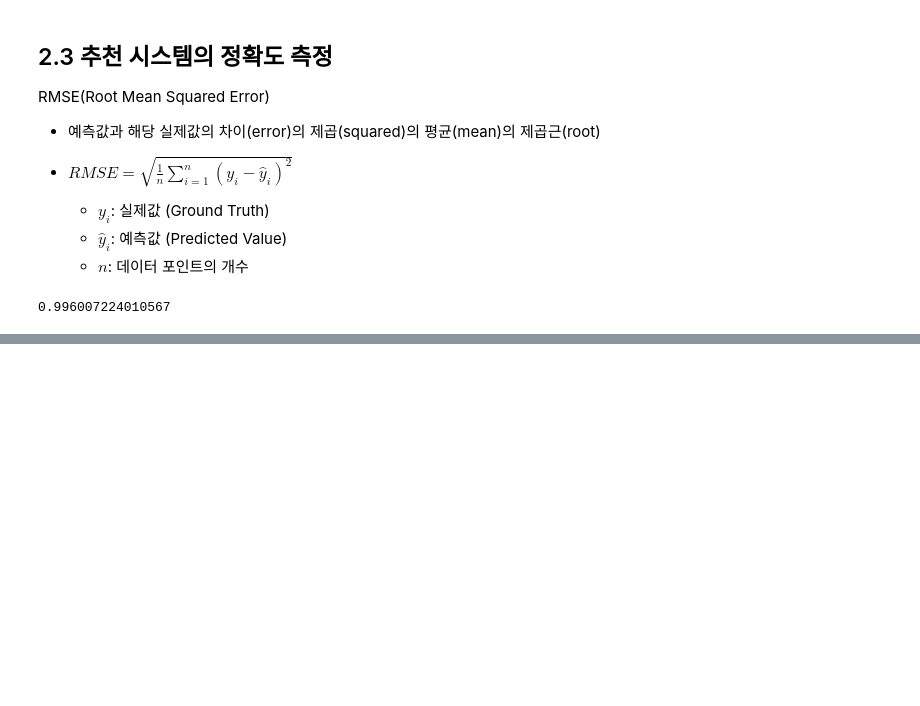
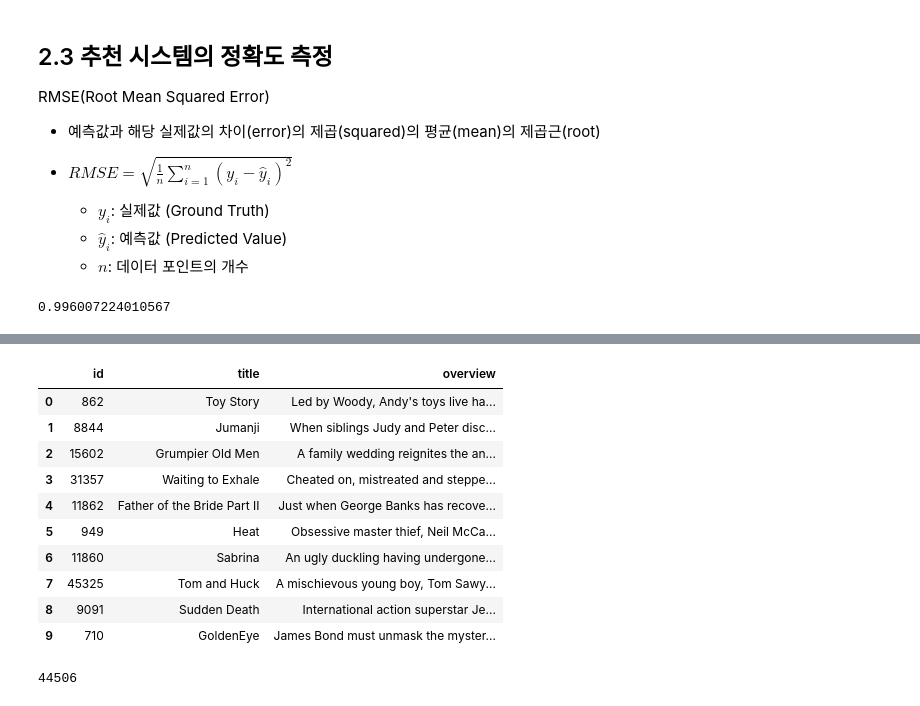
Before and after one commit to ddcdi/Person_Recom, a Jupyter notebook: 콘텐츠_기반_필터링.ipynb, the cells around one changed output, grey strips where cells are left out. Cells and saved outputs as stored; diff of their text form; code cells hidden in the pictures; blank space fills up the shorter version.

```diff
--- a/콘텐츠_기반_필터링.ipynb
+++ b/콘텐츠_기반_필터링.ipynb
@@ -102,0 +290,36 @@ print(np.mean(rmse))
+# %%
+import pandas as pd
+
+# Data 읽기
+movies = pd.read_csv('data/movies_metadata.csv', encoding='latin-1', low_memory=False)
+movies = movies[['id', 'title', 'overview']]
+movies.head(10)
+# %% [output]
+|  | id | title | overview |
+| 0 | 862 | Toy Story | Led by Woody, Andy's toys live ha... |
+| 1 | 8844 | Jumanji | When siblings Judy and Peter disc... |
+| 2 | 15602 | Grumpier Old Men | A family wedding reignites the an... |
+| 3 | 31357 | Waiting to Exhale | Cheated on, mistreated and steppe... |
+| 4 | 11862 | Father of the Bride Part II | Just when George Banks has recove... |
+| 5 | 949 | Heat | Obsessive master thief, Neil McCa... |
+| 6 | 11860 | Sabrina | An ugly duckling having undergone... |
+| 7 | 45325 | Tom and Huck | A mischievous young boy, Tom Sawy... |
+| 8 | 9091 | Sudden Death | International action superstar Je... |
+| 9 | 710 | GoldenEye | James Bond must unmask the myster... |
+# %%
+# 데이터 전처리
+movies = movies.dropna()
+movies['overview']=movies['overview'].fillna(' ')
+print(len(movies))
+
+# 불용어를 english로 지정하고 tf-idf 계산
+from sklearn.feature_extraction.text import TfidfVectorizer
+tfidf = TfidfVectorizer(stop_words='english') # 불용어 english로 지정 (a, the, and 등등)
+tfidf_matrix = tfidf.fit_transform(movies['overview'])
+
+# Cosin 유사도 계산
+from sklearn.metrics.pairwise import cosine_similarity
+cosine_sim = cosine_similarity(tfidf_matrix,tfidf_matrix)
+cosine_sim = pd.DataFrame(cosine_sim,index=movies.index,columns=movies.index)
+# %% [output]
+44506
```
Also changed, not shown: parts of 18 cells of this notebook, 1 other file.
